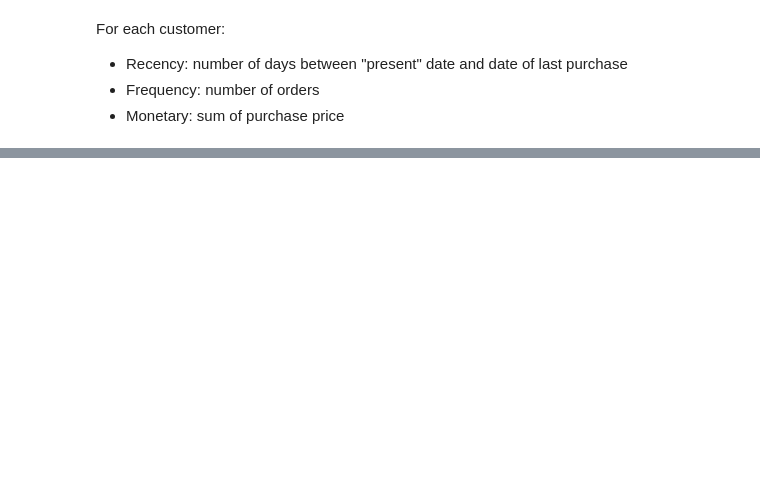
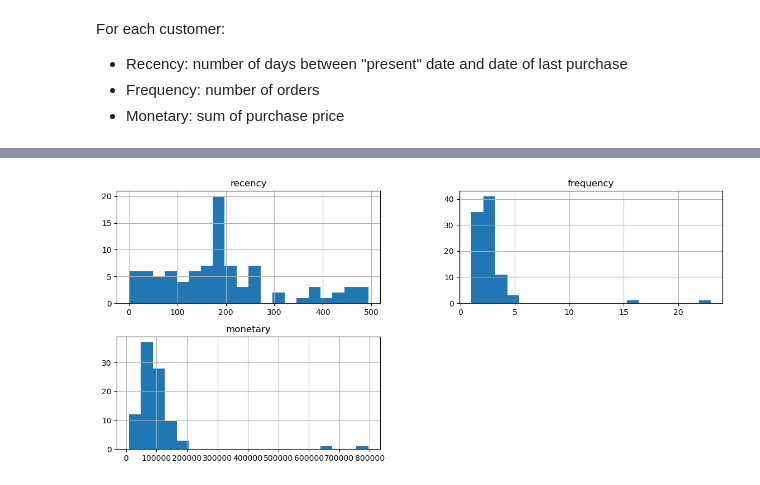
Before and after one commit to brianna-mitri/vehicle-sales-analysis, a Jupyter notebook: analysis/rfm.ipynb, the cells around one changed output, grey strips where cells are left out. Saved outputs shown, nothing was run; the diff lists cells and outputs as text; code cells hidden in the pictures; blank space fills up the shorter version.

```diff
--- a/analysis/rfm.ipynb
+++ b/analysis/rfm.ipynb
@@ -115,0 +230,6 @@ rfm_df.head()
+# %%
+# histograms
+rfm_df[rfm_cols].hist(bins=20, figsize=(14,6))
+plt.show()
+# %% [output]
+[figure, added]
```
Also changed, not shown: parts of 12 cells of this notebook.
